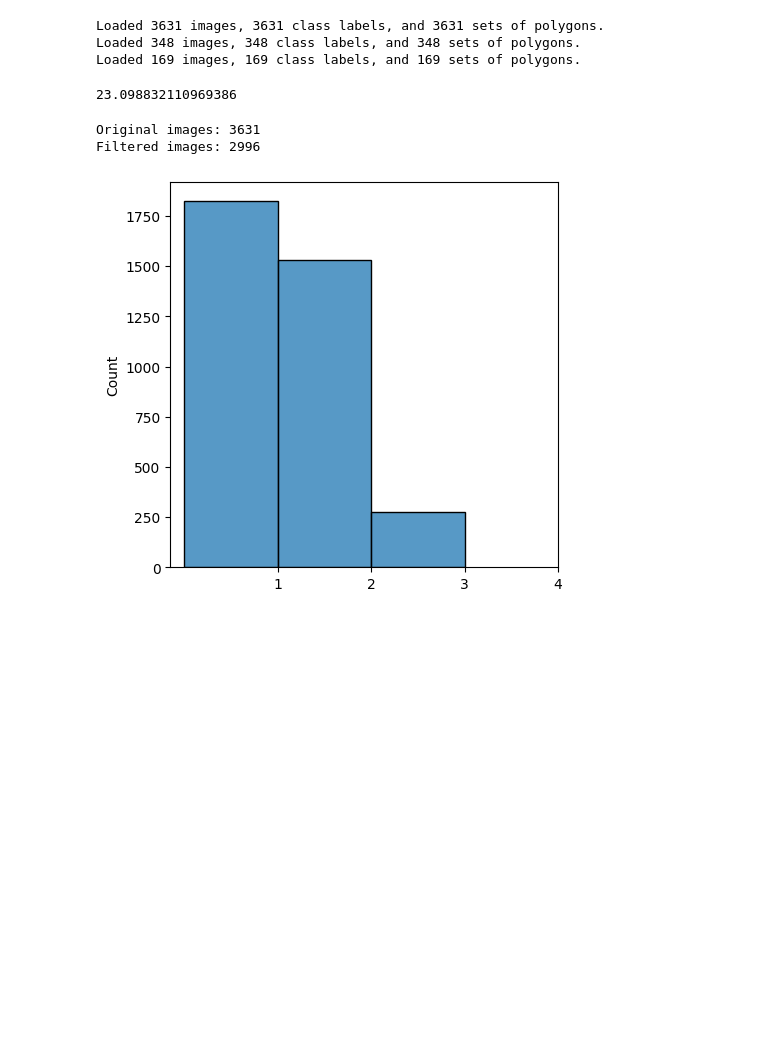
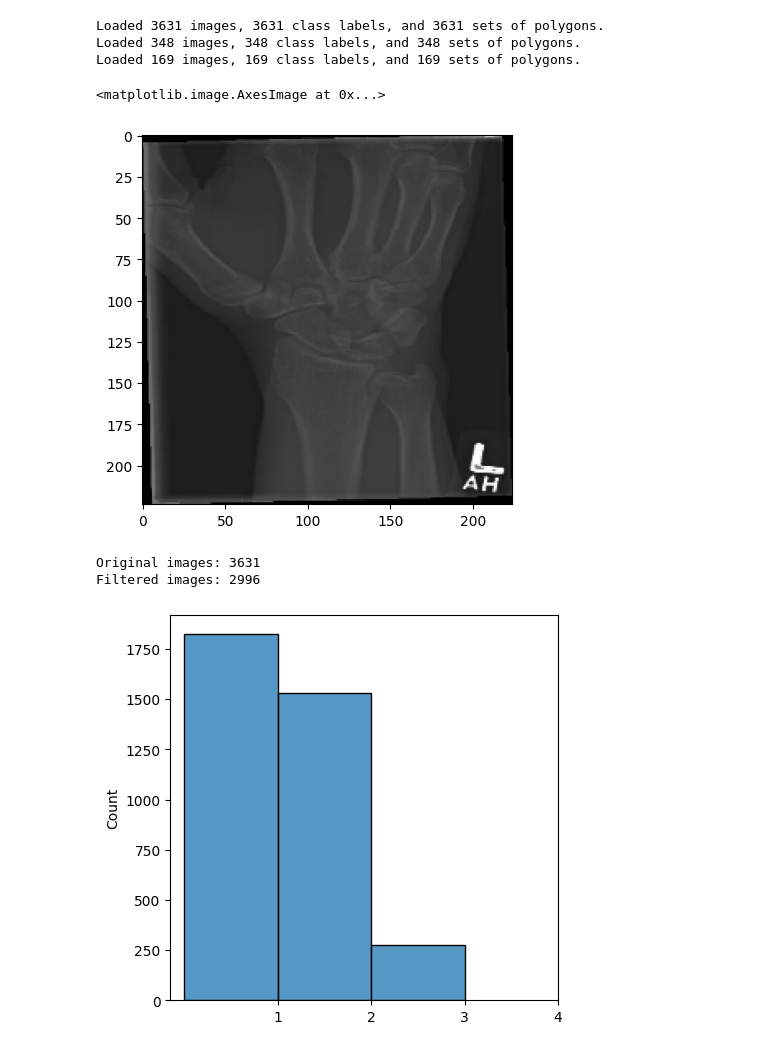
Before and after one commit to modelscave/Bone-Fracture, a Jupyter notebook: bone-fracture-detection.ipynb, the cells around one changed output. Cells and saved outputs as stored; diff of their text form; code cells hidden in the pictures; blank space fills up the shorter version.

```diff
--- a/bone-fracture-detection.ipynb
+++ b/bone-fracture-detection.ipynb
@@ -101,16 +101,25 @@ print(f"Loaded {len(test_images)} images, {len(test_class_labels)} class labels,
 Loaded 3631 images, 3631 class labels, and 3631 sets of polygons.
 Loaded 348 images, 348 class labels, and 348 sets of polygons.
 Loaded 169 images, 169 class labels, and 169 sets of polygons.
+# %%
+plt.imshow(valid_images[6])
+# %% [output]
+<matplotlib.image.AxesImage at 0x...>
+[figure, added]
 # %%
-image = cv2.imread('/kaggle/input/bone-fracture-detection-computer-vision-project/BoneFractureYolo8/train/images/image1_1026_png.rf.de064b3ea83c63cf20650b3bda31dd53.jpg')
-image = cv2.resize(image, TARGET_SIZE)
-image = cv2.cvtColor(image, cv2.COLOR_BGR2RGB)
+# clahe = cv2.createCLAHE(clipLimit=2.0, tileGridSize=(8,8))
 
-gray = cv2.cvtColor(image, cv2.COLOR_RGB2GRAY)
-mean_pixel = np.mean(np.array(gray))
-print(mean_pixel)
+# TARGET_SIZE = [224, 224]
+
+# image = cv2.imread('/kaggle/input/bone-fracture-detection-computer-vision-project/BoneFractureYolo8/train/images/image1_10_png.rf.5d88c6ee8fb853152b37b10a2b28732c.jpg')
+# image = cv2.resize(image, TARGET_SIZE)
+# image = cv2.cvtColor(image, cv2.COLOR_BGR2RGB)
+
+# gray = cv2.cvtColor(image, cv2.COLOR_RGB2GRAY)
+# gray_clahe = clahe.apply(gray)
+
+# img = cv2.threshold(gray_clahe, 178, 250, cv2.THRESH_BINARY)
+# plt.imshow(img[1])
-# %% [output]
-23.098832110969386
 # %%
 # mean_pixels = []
 
```
Also changed, not shown: parts of 20 cells of this notebook.
